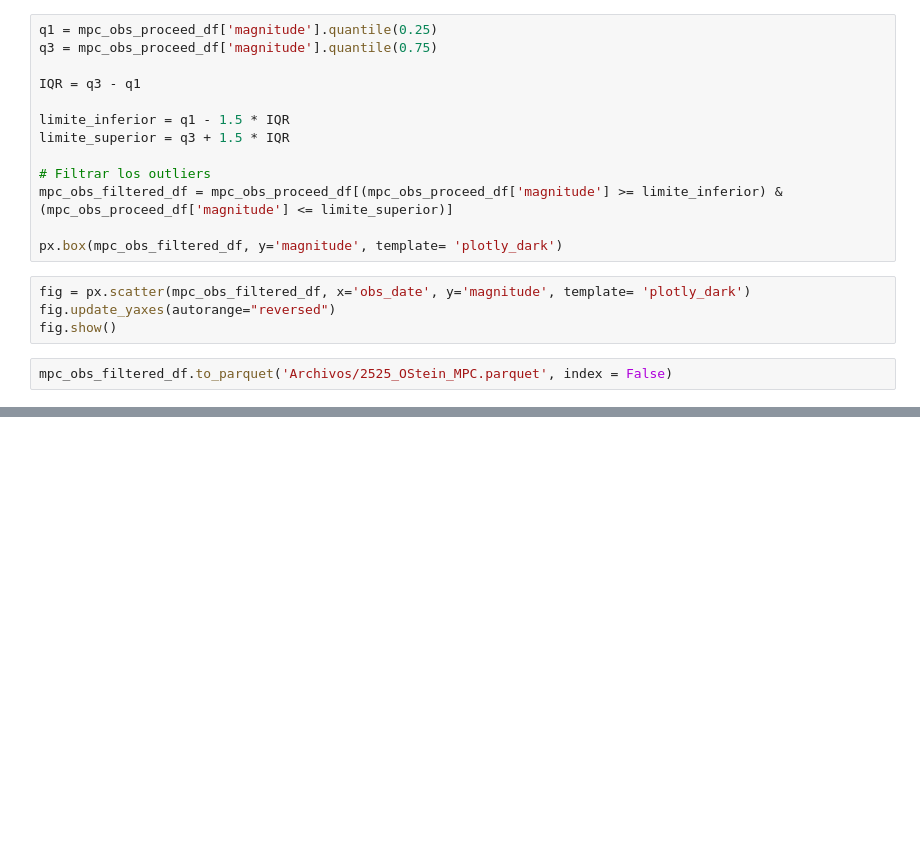
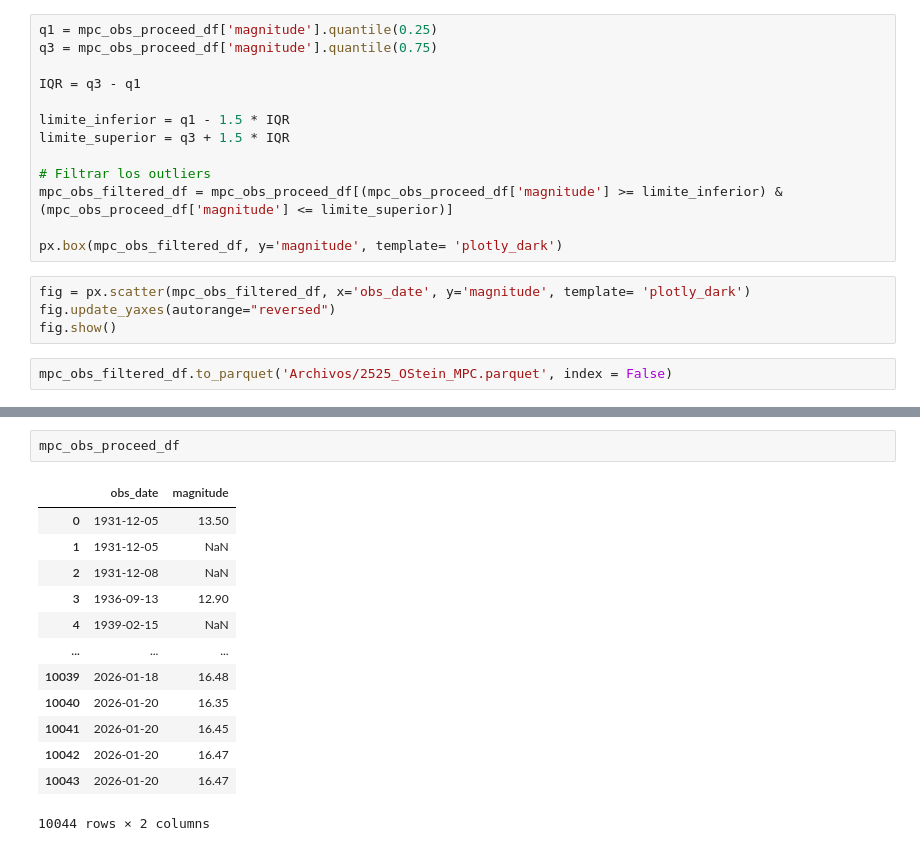
Before and after one commit to sperezp23/Analizador_de_cometas_COLAB, a Jupyter notebook: Limpiar_datos_MPC.ipynb, the cells around one changed output, grey strips where cells are left out. Saved outputs shown, nothing was run; the diff lists cells and outputs as text; blank space fills up the shorter version.

```diff
--- a/Limpiar_datos_MPC.ipynb
+++ b/Limpiar_datos_MPC.ipynb
@@ -213,0 +243,16 @@ mpc_obs_filtered_df.to_parquet('Archivos/2525_OStein_MPC.parquet', index = False
+# %%
+mpc_obs_proceed_df
+# %% [output]
+|  | obs_date | magnitude |
+| 0 | 1931-12-05 | 13.50 |
+| 1 | 1931-12-05 | NaN |
+| 2 | 1931-12-08 | NaN |
+| 3 | 1936-09-13 | 12.90 |
+| 4 | 1939-02-15 | NaN |
+| ... | ... | ... |
+| 10039 | 2026-01-18 | 16.48 |
+| 10040 | 2026-01-20 | 16.35 |
+| 10041 | 2026-01-20 | 16.45 |
+| 10042 | 2026-01-20 | 16.47 |
+| 10043 | 2026-01-20 | 16.47 |
+10044 rows × 2 columns
```
Also changed, not shown: parts of 11 cells of this notebook.
